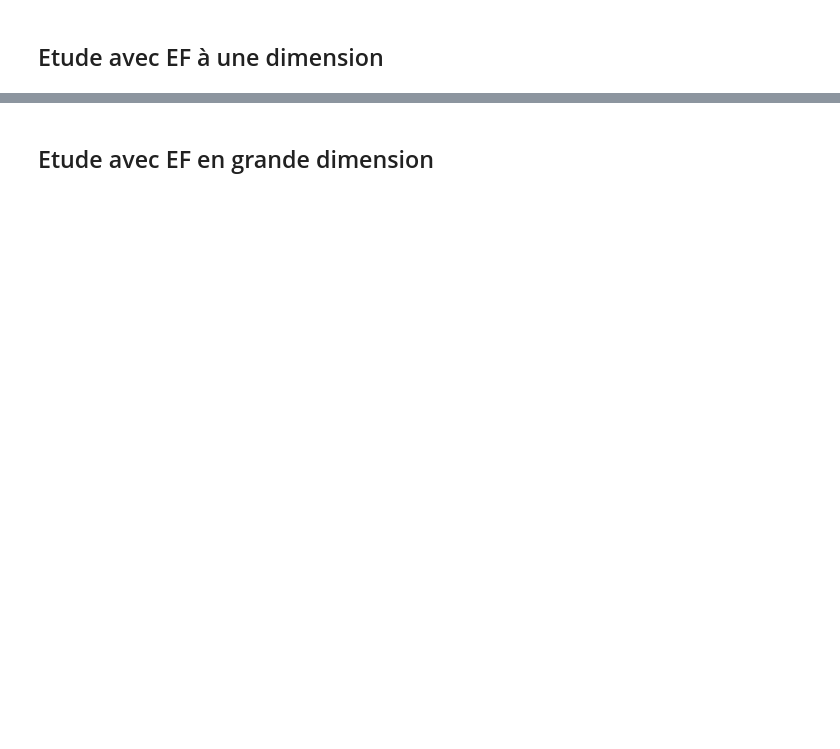
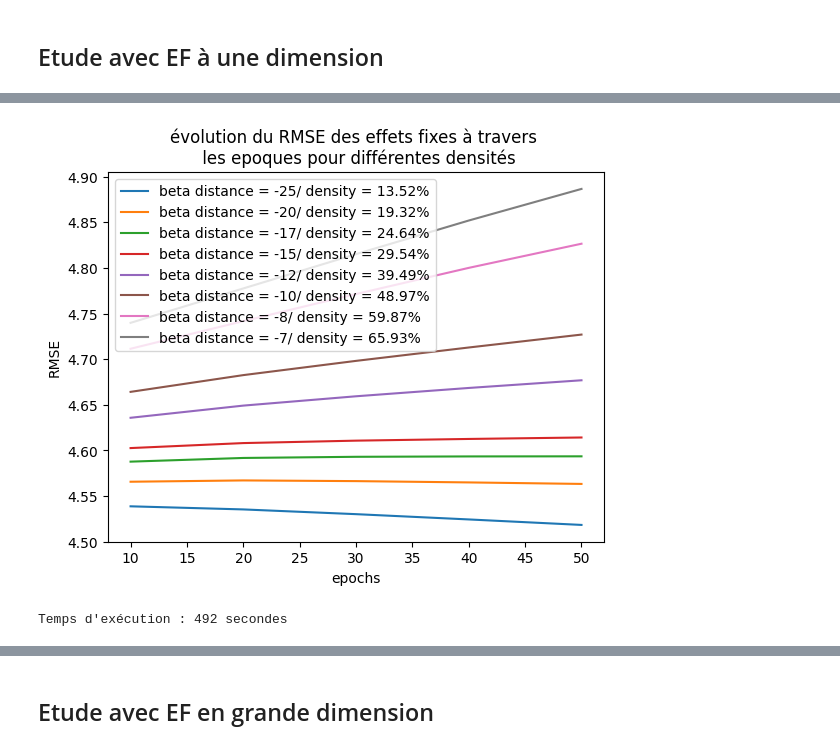
Before and after one commit to lecueguillaume/G4H_AKM_RS_NRS, a Jupyter notebook: Clustering_NRS.ipynb, the cells around one changed output, grey strips where cells are left out. Drawn from its saved outputs; the diff is of its cells as text; code cells hidden in the pictures; blank space fills up the shorter version.

```diff
--- a/Clustering_NRS.ipynb
+++ b/Clustering_NRS.ipynb
@@ -91,0 +154,6 @@ importlib.reload(animation)b
+# %%
+# Temps d'exécution :
+density_ami_rmse_simulation.plot_rmse_epochs(n=5, save=True, algorithm = "NRS")
+# %% [output]
+[figure, added]
+Temps d'exécution : 492 secondes
```
Also changed, not shown: parts of 10 cells of this notebook, 2 other files.
